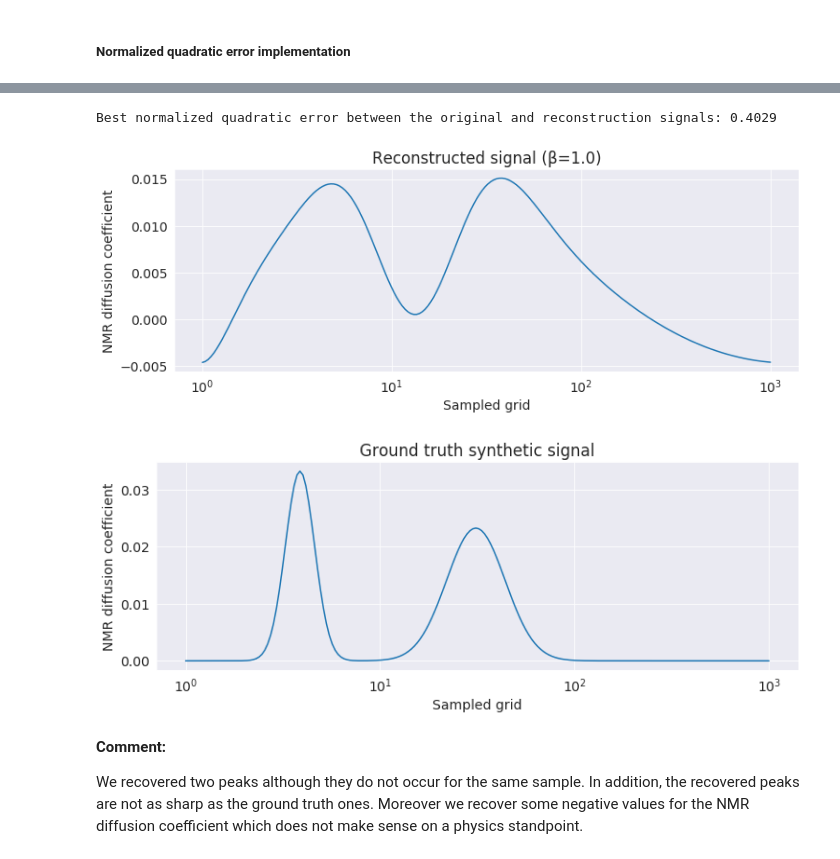
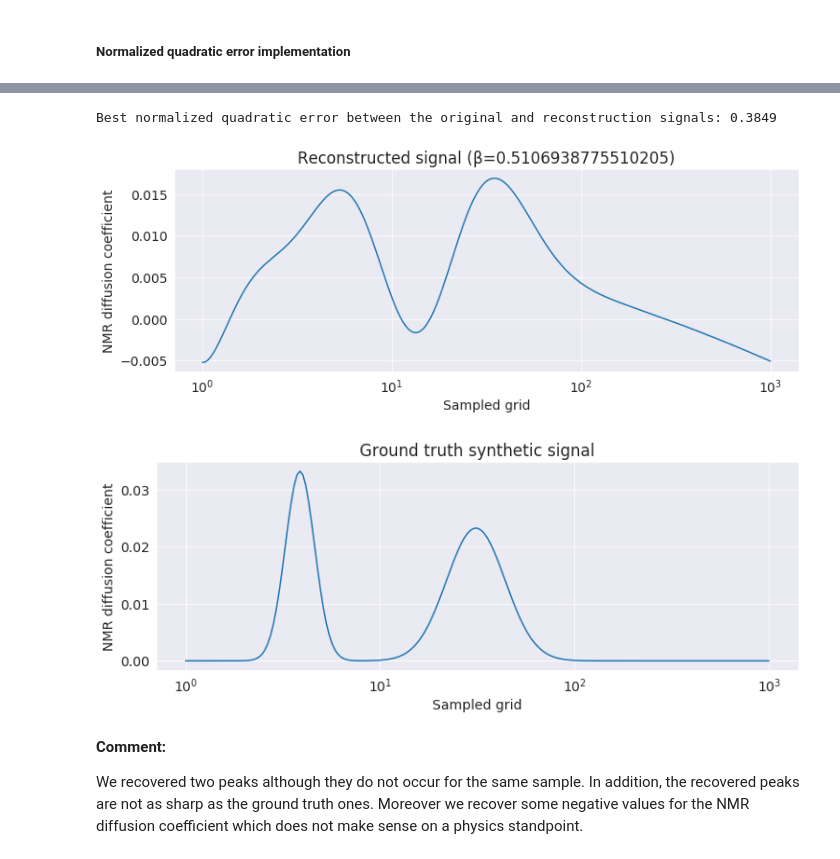
Before and after one commit to azouaoui-cv/LSOPTIM, a Jupyter notebook: TP2/NMR.ipynb, the cells around one changed output, grey strips where cells are left out. Drawn from its saved outputs; the diff is of its cells as text; code cells hidden in the pictures.

```diff
--- a/TP2/NMR.ipynb
+++ b/TP2/NMR.ipynb
@@ -179,41 +200,41 @@ best_error = np.inf
 best_x_hat = None
 best_β = None
 
-β_range = np.linspace(1, 100, num=50, endpoint=True)
+β_range = np.linspace(1e-3, 1, num=50, endpoint=True)
 
 for β in β_range:
     # Closed form solution
     x_hat = np.linalg.solve(K.T.dot(K) + β * D.T.dot(D), K.T.dot(y))
     # Compute the normalized quadratic error between x_hat and x
     error = quadratic_error(x_hat, x)
 
     # Update best settings
     if error < best_error:
         best_error = error
         best_x_hat = x_hat
         best_β = β
 
 print(f"Best normalized quadratic error between"
       f" the original and reconstruction signals: {round(best_error, 4)}")
 
 # Display the reconstructed x_hat as a function of T using log scale horizontal axis
 plt.figure(figsize=(12, 4))
 plt.title(f"Reconstructed signal (β={best_β})")
 plt.plot(T, best_x_hat)
 plt.xlabel("Sampled grid")
 plt.ylabel("NMR diffusion coefficient")
 plt.xscale("log");
 
 # Display the original signal x as a function of T using log scale horizontal axis
 plt.figure(figsize=(12, 4))
 plt.title("Ground truth synthetic signal")
 plt.plot(T, x)
 plt.xlabel("Sampled grid")
 plt.ylabel("NMR diffusion coefficient")
 plt.xscale("log");
 # %% [output]
-Best normalized quadratic error between the original and reconstruction signals: 0.4029
+Best normalized quadratic error between the original and reconstruction signals: 0.3849
-[figure, old version]
+[figure, new version]
 [figure]
 # %% [markdown]
 **Comment:**
```
Also changed, not shown: parts of 36 cells of this notebook.
